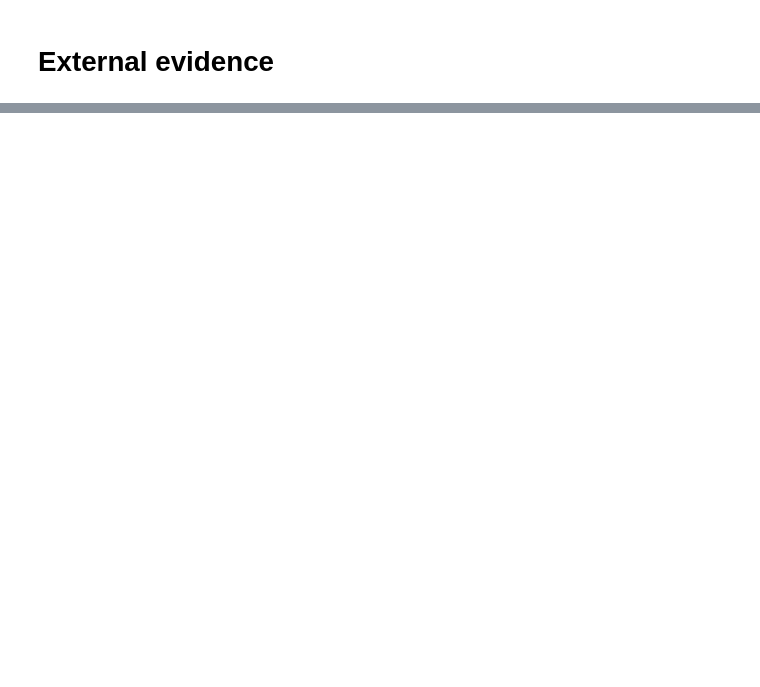
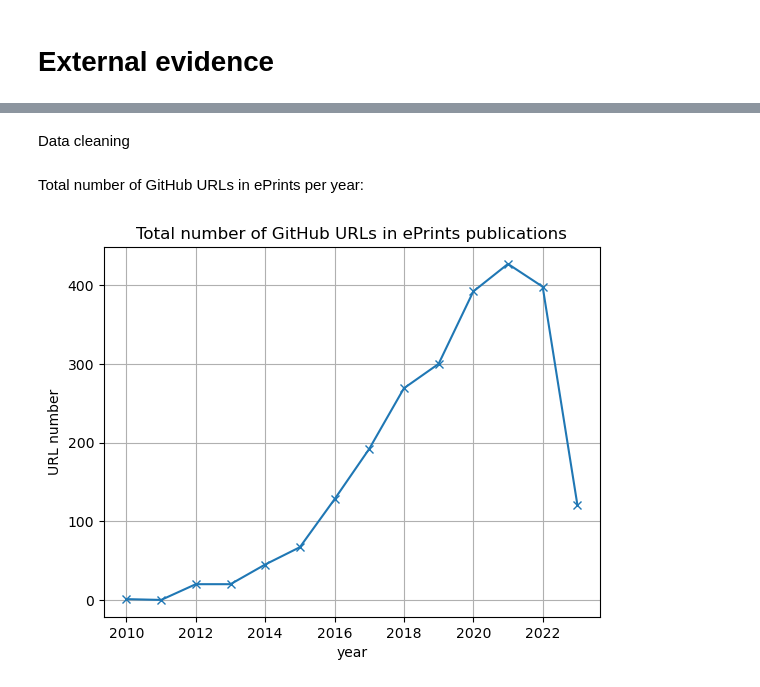
Before and after one commit to softwaresaved/rse-repo-analysis, a Jupyter notebook: analysis/eprints.ipynb, the cells around one changed output, grey strips where cells are left out. Saved outputs shown, nothing was run; the diff lists cells and outputs as text; code cells hidden in the pictures; blank space fills up the shorter version.

Commit message:
External evidence: Github in ePrints #32

```diff
--- a/analysis/eprints.ipynb
+++ b/analysis/eprints.ipynb
@@ -7,3 +9,0 @@ from scholarly import scholarly
-# %%
-data_dir = "../data/analysis"
-urls = pd.read_csv(os.path.join(data_dir, "cleaned_links", "cleaned_urls_clok.uclan.ac.uk_2010-_github.com.csv"))
@@ -29,0 +10,3 @@ res["bib"]
+# %%
+with open("../data/eprints_repos.txt", "r") as f:
+    eprints_repos = f.read().split("\n")
@@ -29,0 +31,39 @@ res["bib"]
+# %% [markdown]
+Data cleaning
+# %%
+def clean_dataset(df, remove_duplicate_pdf_mentions, remove_duplicate_pub_mentions):
+    """Perform data cleaning steps.
+
+    Args:
+        df (pd.DataFrame): dataset
+        remove_duplicate_pdf_mentions (bool): if True, drop duplicate links in one PDF
+        remove_duplicate_pub_mentions (bool): if True, drop duplicate links ocurring on the same page in different PDF links (across repos), and also all duplicates of publications with no links
+
+    Returns:
+        pd.DataFrame: cleaned dataset
+    """
+    df = df[df.year <= datetime.now().year]
+    df = df.astype({"year": int})
+    # drop duplicate links in one PDF
+    if remove_duplicate_pdf_mentions:
+        df = df.drop_duplicates(subset=["title", "author_for_reference", "pdf_url", "github_user_cleaned_url"])
+    # drop duplicate links ocurring on the same page in different PDF links (across repos), and also all duplicates of publications with no github links
+    if remove_duplicate_pub_mentions:
+        df = df.drop_duplicates(subset=["title", "author_for_reference", "page_no", "github_user_cleaned_url"])
+    return df
+# %%
+df = clean_dataset(df, True, True)
+# %% [markdown]
+Total number of GitHub URLs in ePrints per year:
+# %%
+urls_per_year = df.groupby("year")['github_user_cleaned_url'].count()
+urls_per_year.plot(
+    xlabel="year",
+    ylabel="URL number",
+    title="Total number of GitHub URLs in ePrints publications",
+    marker="x",
+    grid=True
+)
+plt.show()
+# %% [output]
+[figure, added]
```
Also changed, not shown: parts of 11 cells of this notebook.
